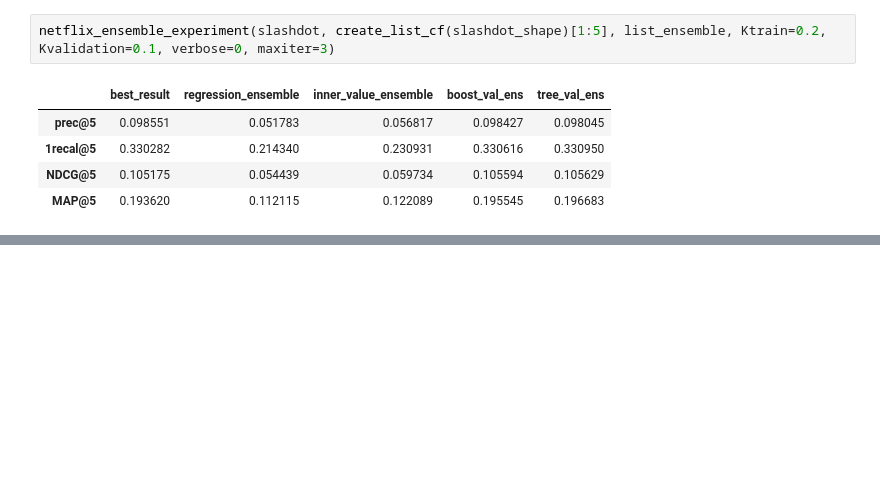
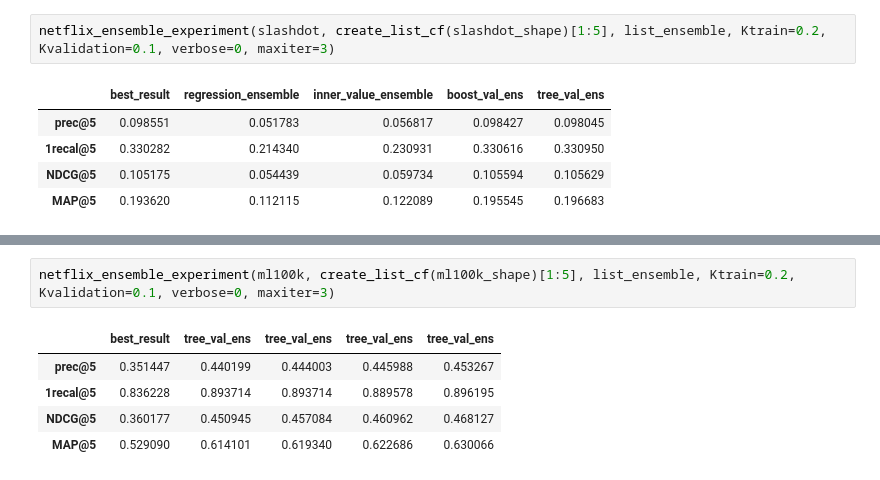
Before and after one commit to egorkudr1/diploma, a Jupyter notebook: rank_experiments_inverse.ipynb, the cells around one changed output, grey strips where cells are left out. Saved outputs shown, nothing was run; the diff lists cells and outputs as text; blank space fills up the shorter version.

```diff
--- a/rank_experiments_inverse.ipynb
+++ b/rank_experiments_inverse.ipynb
@@ -351,0 +384,8 @@ netflix_ensemble_experiment(slashdot, create_list_cf(slashdot_shape)[1:5], list_
+# %%
+netflix_ensemble_experiment(ml100k, create_list_cf(ml100k_shape)[1:5], list_ensemble, Ktrain=0.2, Kvalidation=0.1, verbose=0, maxiter=3)
+# %% [output]
+|  | best_result | tree_val_ens | tree_val_ens | tree_val_ens | tree_val_ens |
+| prec@5 | 0.351447 | 0.440199 | 0.444003 | 0.445988 | 0.453267 |
+| 1recal@5 | 0.836228 | 0.893714 | 0.893714 | 0.889578 | 0.896195 |
+| NDCG@5 | 0.360177 | 0.450945 | 0.457084 | 0.460962 | 0.468127 |
+| MAP@5 | 0.529090 | 0.614101 | 0.619340 | 0.622686 | 0.630066 |
```
Also changed, not shown: parts of 8 cells of this notebook.
